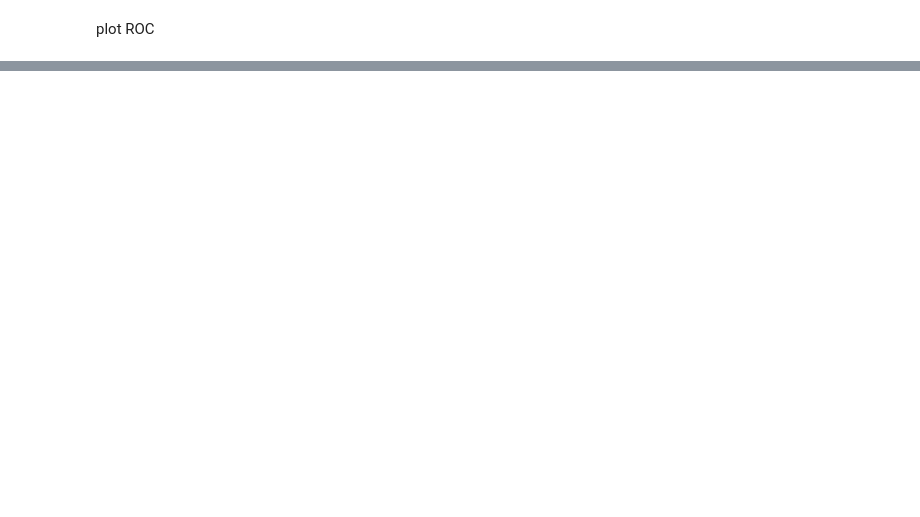
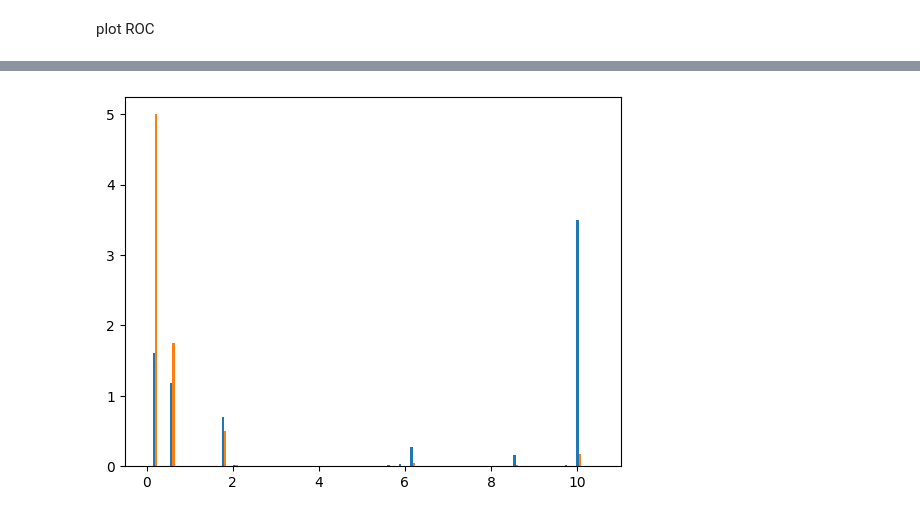
Before and after one commit to CarmellaLi/detecting-Higgs-w-ML, a Jupyter notebook: classifiers.ipynb, the cells around one changed output, grey strips where cells are left out. Cells and saved outputs as stored; diff of their text form; code cells hidden in the pictures; blank space fills up the shorter version.

```diff
--- a/classifiers.ipynb
+++ b/classifiers.ipynb
@@ -521,0 +559,30 @@ AUC of neural network: 0.7577150000000004
+# %%
+bj_2d = copy.deepcopy(bj)
+lf_2d = copy.deepcopy(lf)
+
+for i in bj_2d:
+    while len(i)>2:
+        i.remove(min(i))
+    while len(i)<2:
+        i.append(0)
+
+for i in lf_2d:
+    while len(i)>2:
+        i.remove(min(i))
+    while len(i)<2:
+        i.append(0)
+
+res_b = likelihood(bj_2d,countss,binss)
+res_lf = likelihood(lf_2d,countss,binss)
+
+for i in range(len(res_b)):
+    if res_b[i]>10:
+        res_b[i]=10
+
+for i in range(len(res_lf)):
+    if res_lf[i]>10:
+        res_lf[i]=10
+
+counts7, bins7, _ = plt.hist([res_b,res_lf],bins=np.linspace(0,10.5,80), density=True)
+# %% [output]
+[figure, added]
```
Also changed, not shown: parts of 16 cells of this notebook, 1 other file.
